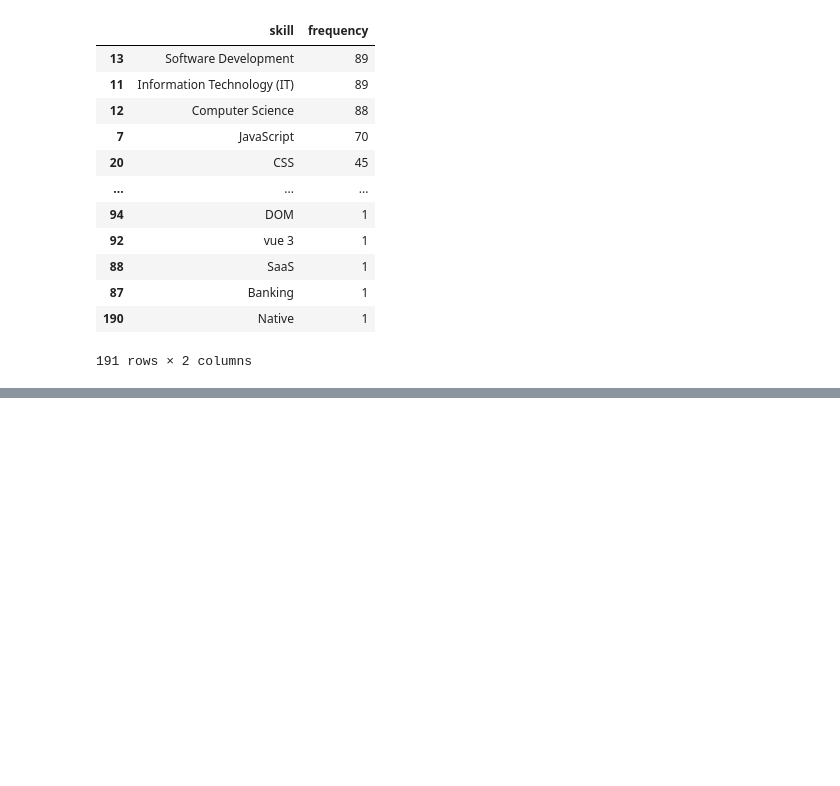
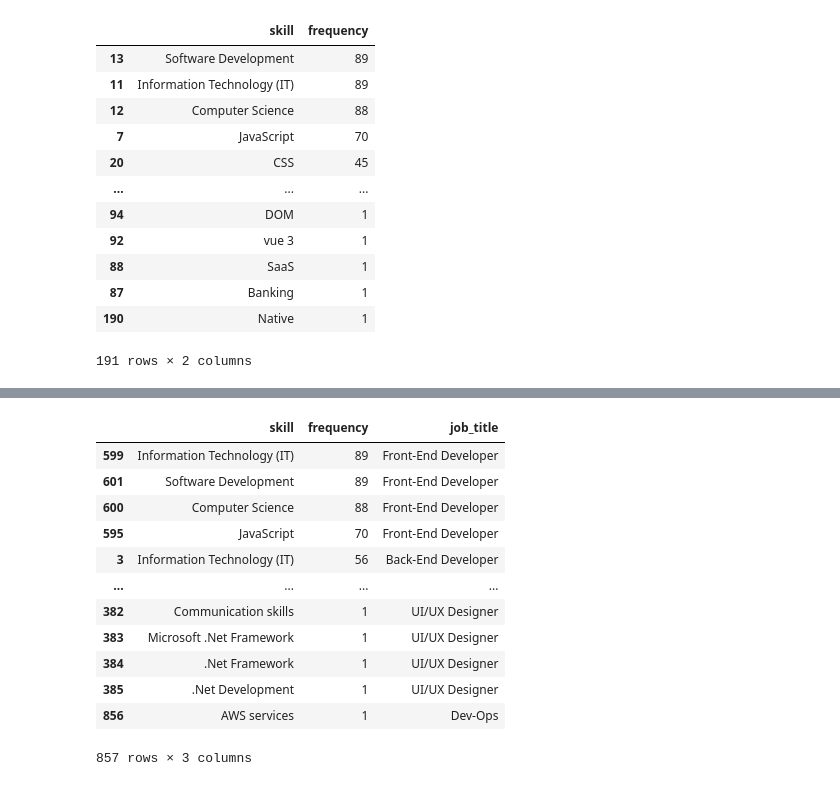
Before and after one commit to MuhammadSakr/Automatic-Data-Cleaning-Pipeline, a Jupyter notebook: Graduation Project-Copy1.ipynb, the cells around one changed output, grey strips where cells are left out. Drawn from its saved outputs; the diff is of its cells as text; code cells hidden in the pictures; blank space fills up the shorter version.

```diff
--- a/Graduation Project-Copy1.ipynb
+++ b/Graduation Project-Copy1.ipynb
@@ -720,3 +719,19 @@ table8.sort_values(by='frequency',ascending=False)
+# %%
+end_skills.sort_values(by='frequency',ascending=False)
+# %% [output]
+|  | skill | frequency | job_title |
+| 599 | Information Technology (IT) | 89 | Front-End Developer |
+| 601 | Software Development | 89 | Front-End Developer |
+| 600 | Computer Science | 88 | Front-End Developer |
+| 595 | JavaScript | 70 | Front-End Developer |
+| 3 | Information Technology (IT) | 56 | Back-End Developer |
+| ... | ... | ... | ... |
+| 382 | Communication skills | 1 | UI/UX Designer |
+| 383 | Microsoft .Net Framework | 1 | UI/UX Designer |
+| 384 | .Net Framework | 1 | UI/UX Designer |
+| 385 | .Net Development | 1 | UI/UX Designer |
+| 856 | AWS services | 1 | Dev-Ops |
+857 rows × 3 columns
 # %%
 for i in df2.job_title.index:
     globals()[f'dict{i}']={'skill':[],'frequency':[]}
```
Also changed, not shown: parts of 28 cells of this notebook.
